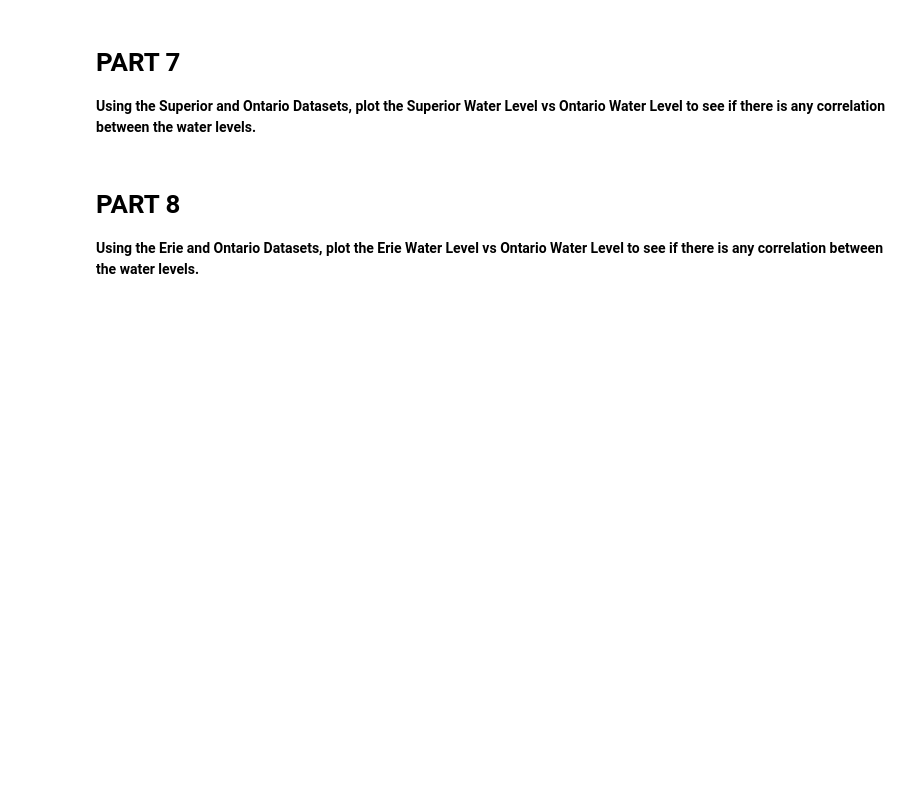
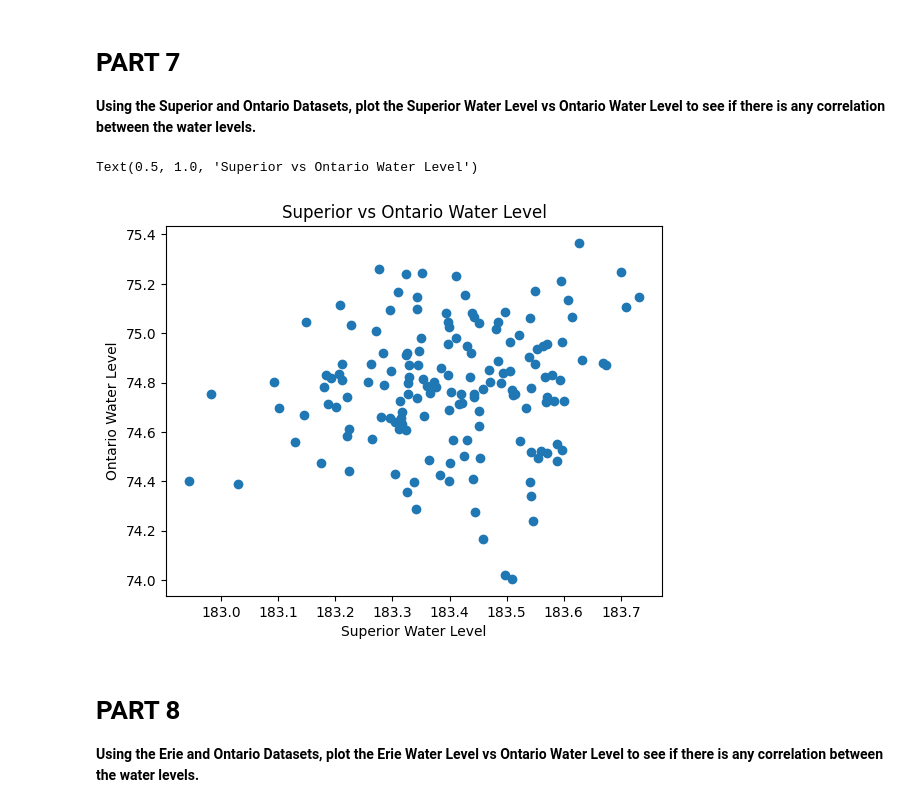
Before and after one commit to HangSuAeka/CMSE202_Git_Started, a Jupyter notebook: Great_Lakes_and_Grand_River.ipynb, the cells around one changed output. Cells and saved outputs as stored; diff of their text form; code cells hidden in the pictures; blank space fills up the shorter version.

```diff
--- a/Great_Lakes_and_Grand_River.ipynb
+++ b/Great_Lakes_and_Grand_River.ipynb
@@ -87,3 +85,18 @@ Text(0, 0.5, 'Water Level')
+# %%
+# Insert Code Here
+sup = pd.read_csv("data/sup.csv")
+ont = pd.read_csv("data/ont.csv")
+
+sup_level = sup.iloc[:,1]
+ont_level = ont.iloc[:,1]
+
+plt.scatter(sup_level, ont_level)
+plt.xlabel("Superior Water Level")
+plt.ylabel("Ontario Water Level")
+plt.title("Superior vs Ontario Water Level")
+# %% [output]
+Text(0.5, 1.0, 'Superior vs Ontario Water Level')
+[figure, added]
 # %% [markdown]
 # PART 8
 
```
Also changed, not shown: parts of 3 cells of this notebook.
